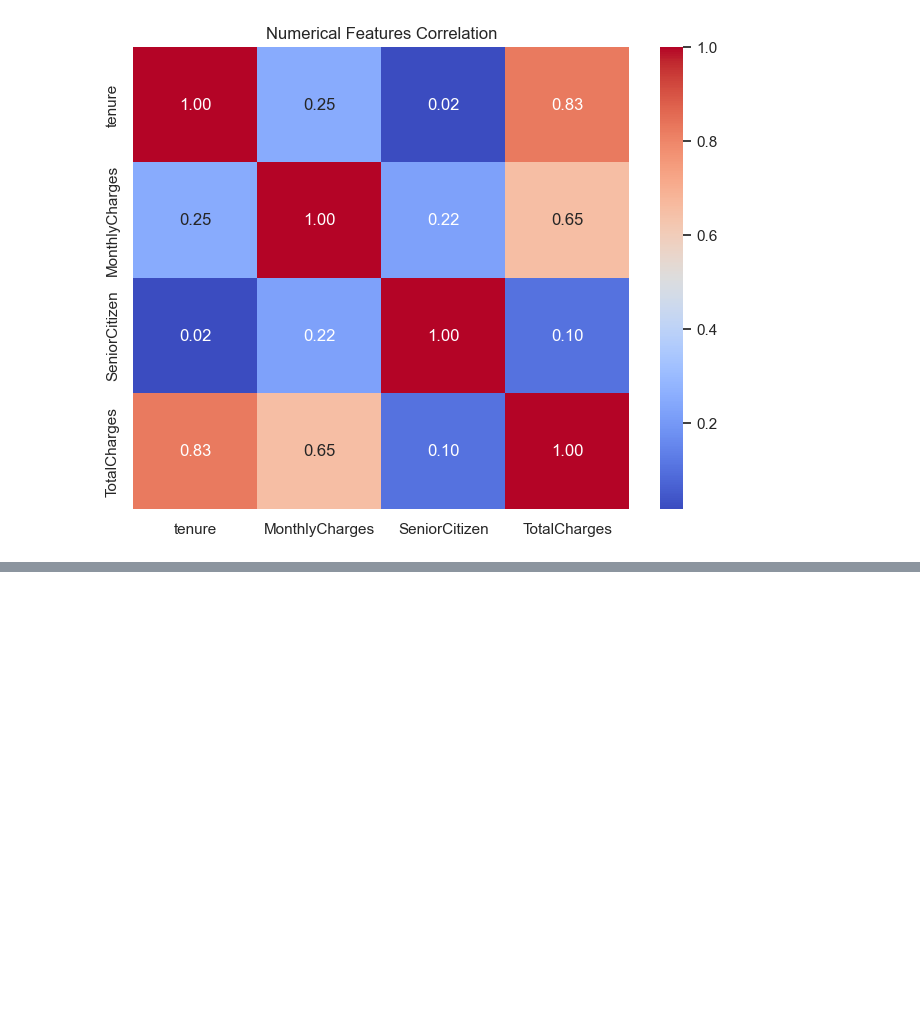
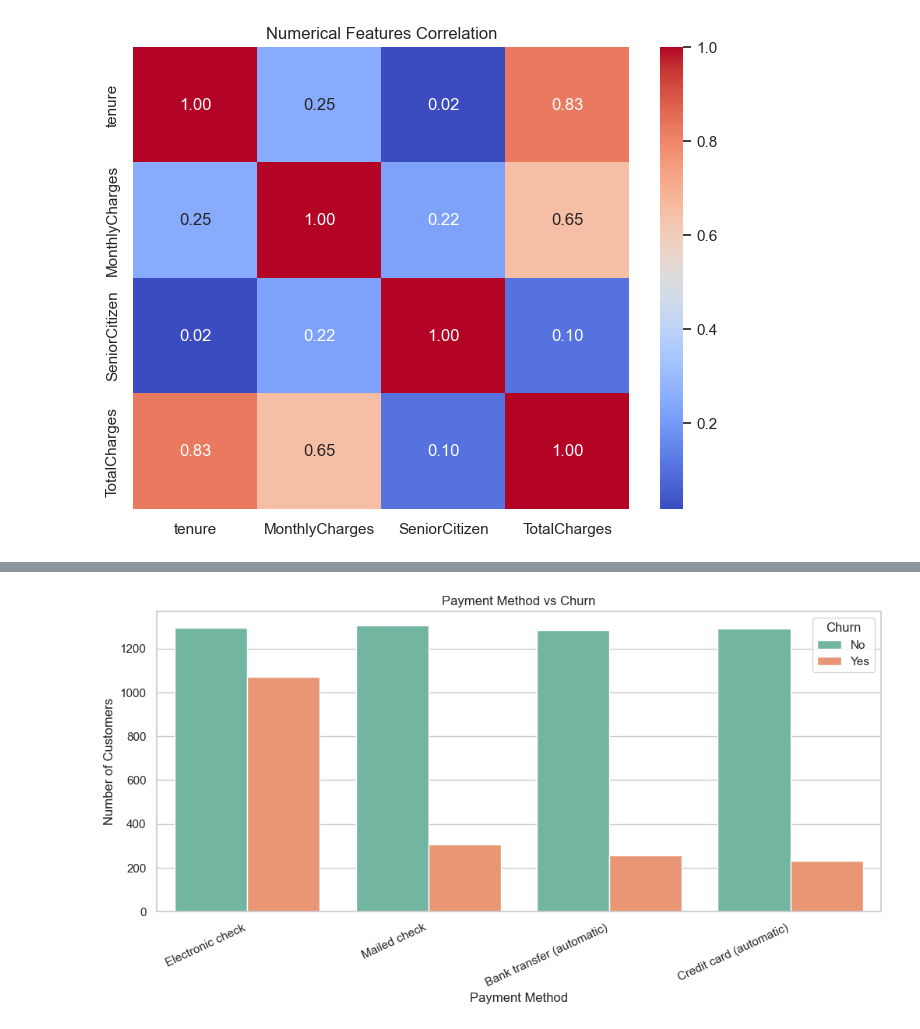
Before and after one commit to msmhtaghavi/customer-churn-prediction, a Jupyter notebook: notebooks/02_eda.ipynb, the cells around one changed output, grey strips where cells are left out. Saved outputs shown, nothing was run; the diff lists cells and outputs as text; code cells hidden in the pictures; blank space fills up the shorter version.

```diff
--- a/notebooks/02_eda.ipynb
+++ b/notebooks/02_eda.ipynb
@@ -272,0 +293,19 @@ plt.show()
+# %%
+plt.figure(figsize=(12, 5))
+
+sns.countplot(
+    data=df,
+    x="PaymentMethod",
+    hue="Churn",
+    palette="Set2"
+)
+
+plt.title("Payment Method vs Churn")
+plt.xlabel("Payment Method")
+plt.ylabel("Number of Customers")
+
+plt.xticks(rotation=25, ha="right")
+
+plt.show()
+# %% [output]
+[figure, added]
```
Also changed, not shown: parts of 12 cells of this notebook.
